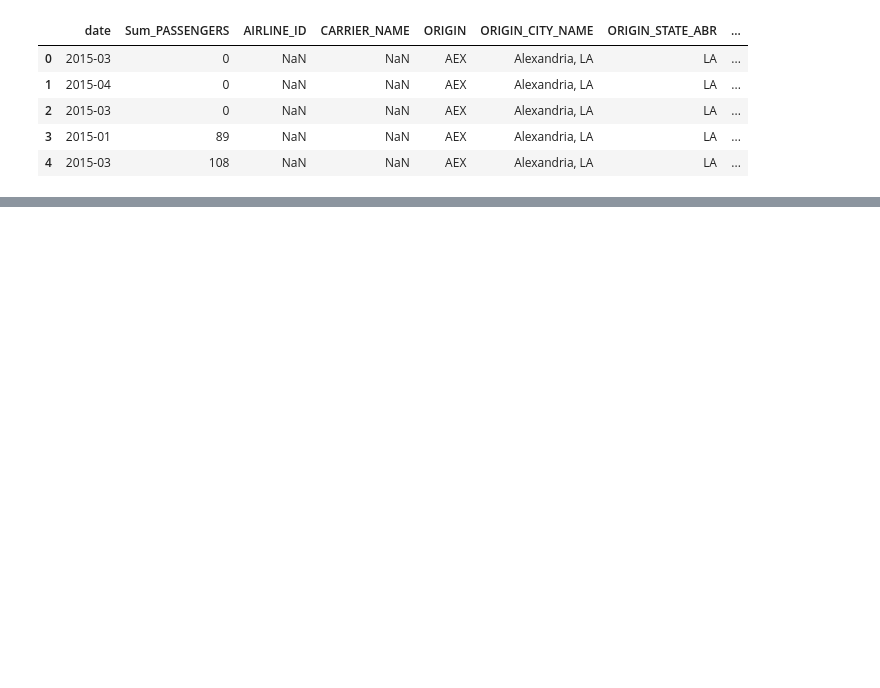
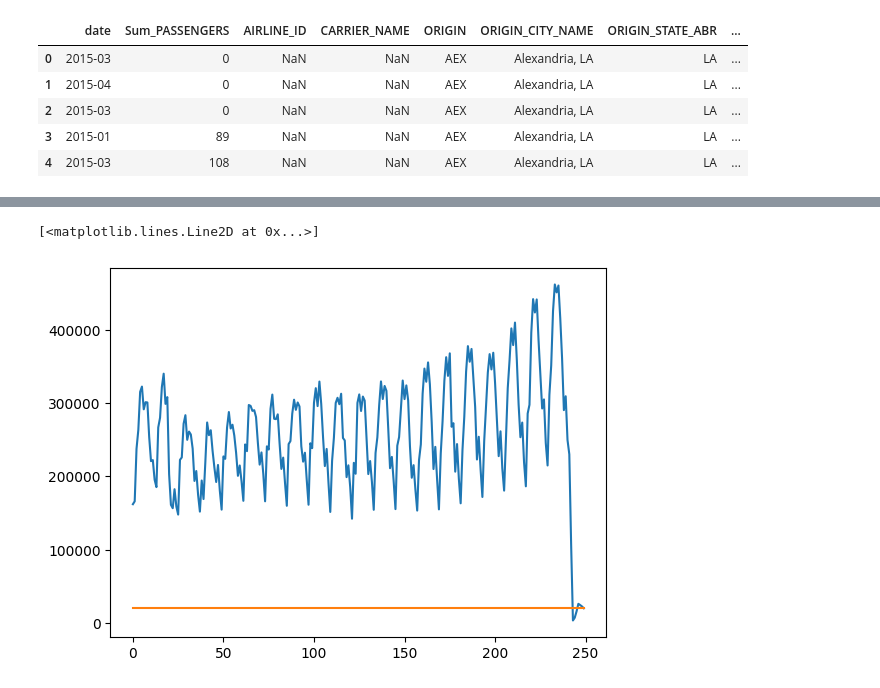
Before and after one commit to aaaamael/time_series_air_passengers, a Jupyter notebook: data.ipynb, the cells around one changed output, grey strips where cells are left out. Cells and saved outputs as stored; diff of their text form; code cells hidden in the pictures; blank space fills up the shorter version.

```diff
--- a/data.ipynb
+++ b/data.ipynb
@@ -25,0 +46,16 @@ data.plot(title=f"Nombre de passagers mensuel ayant pour destination {country_co
+# %%
+fh = np.arange(1,len(nb_passengers)+1)
+# %%
+from sktime.forecasting.naive import NaiveForecaster
+from sktime.performance_metrics.forecasting import mean_absolute_percentage_error as smape_loss
+
+
+forecaster = NaiveForecaster(strategy='last')
+forecaster.fit(nb_passengers)
+y_pred = forecaster.predict(fh)
+# %%
+plt.plot(nb_passengers)
+plt.plot(y_pred)
+# %% [output]
+[<matplotlib.lines.Line2D at 0x...>]
+[figure, added]
```
Also changed, not shown: parts of 5 cells of this notebook.
